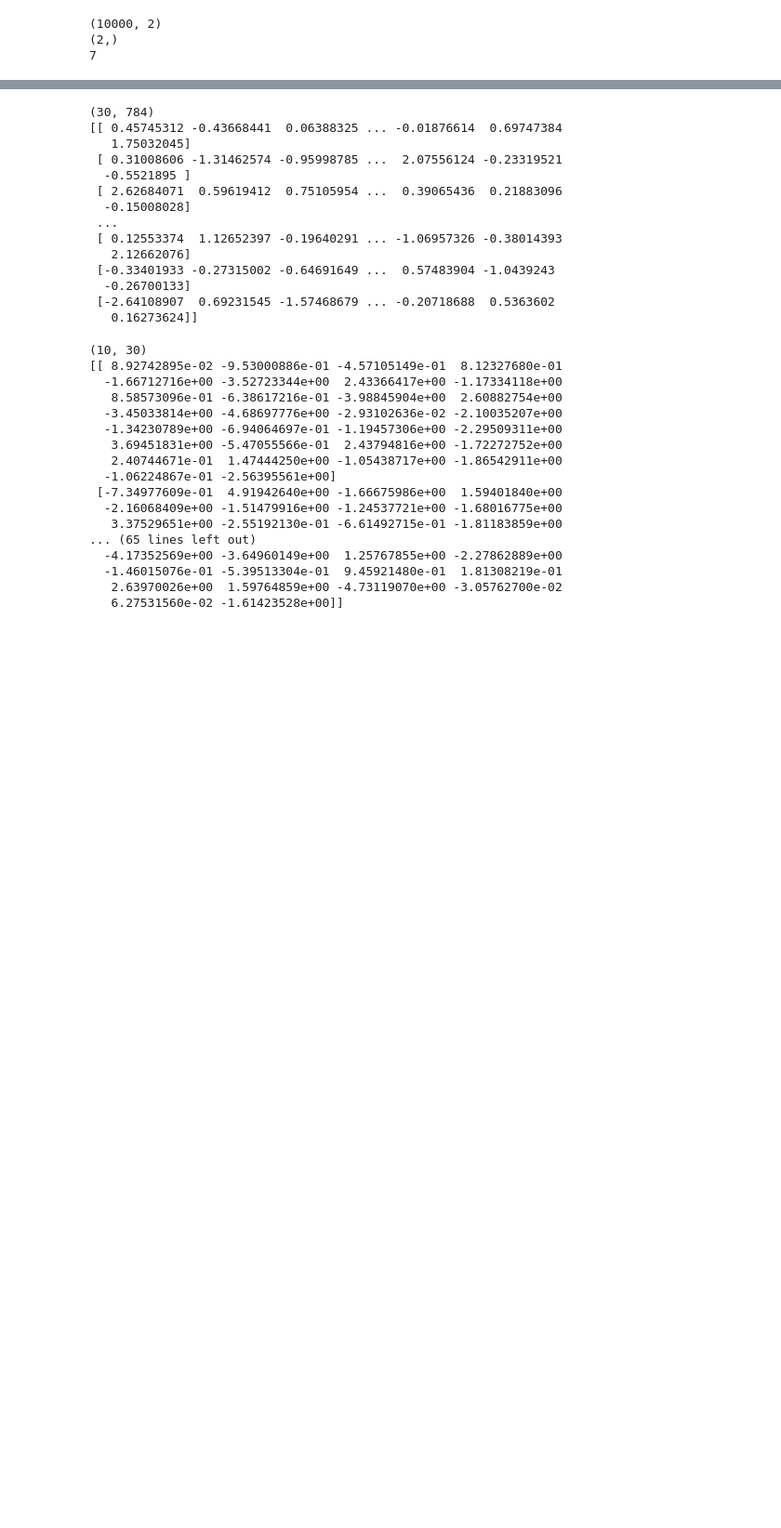
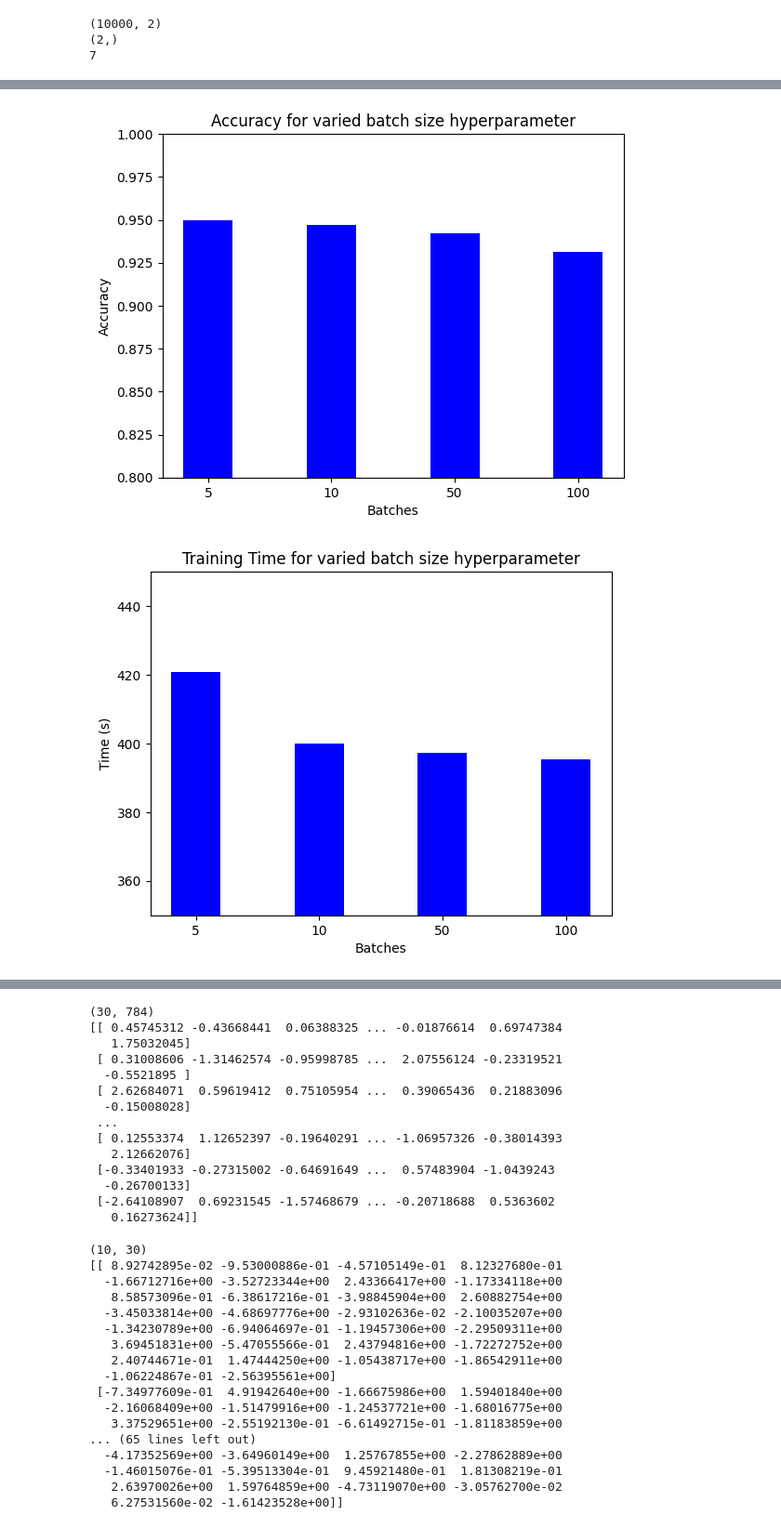
Before and after one commit to joeytarnowski/cosc470s24, a Jupyter notebook: solutions/FastNeuralNetwork-solution.ipynb, the cells around one changed output, grey strips where cells are left out. Shown at 93% size. Saved outputs shown, nothing was run; the diff lists cells and outputs as text; code cells hidden in the pictures; blank space fills up the shorter version.

```diff
--- a/solutions/FastNeuralNetwork-solution.ipynb
+++ b/solutions/FastNeuralNetwork-solution.ipynb
@@ -161,0 +350,36 @@ Epoch 4 complete
+# %%
+# Part 3, Step 2 chart
+# Chart the accuracy and time for each batch size test
+barwidth = 0.4
+batchlabels = ["5", "10", "50", "100"]
+
+# Plot the accuracy
+fig, ax = plt.subplots()
+
+ax.bar(np.arange(len(batchlabels)), accuracies2, color='blue', width=barwidth)
+ax.set_xlabel("Batches")
+ax.set_ylabel("Accuracy")
+ax.set_xticks(np.arange(len(batchlabels)))
+ax.set_xticklabels(batchlabels)
+ax.set_title("Accuracy for varied batch size hyperparameter")
+# Set the y-axis scale to start from 0.8
+ax.set_ylim(0.8, 1.0)
+
+plt.show()
+
+# Plot the time to train
+fig, ax = plt.subplots()
+
+ax.bar(np.arange(len(batchlabels)), trainingtime2, color='blue', width=barwidth)
+ax.set_xlabel("Batches")
+ax.set_ylabel("Time (s)")
+ax.set_xticks(np.arange(len(batchlabels)))
+ax.set_xticklabels(batchlabels)
+ax.set_title("Training Time for varied batch size hyperparameter")
+
+ax.set_ylim(350, 450)
+
+plt.show()
+# %% [output]
+[figure, added]
+[figure, added]
```
Also changed, not shown: parts of 9 cells of this notebook.
